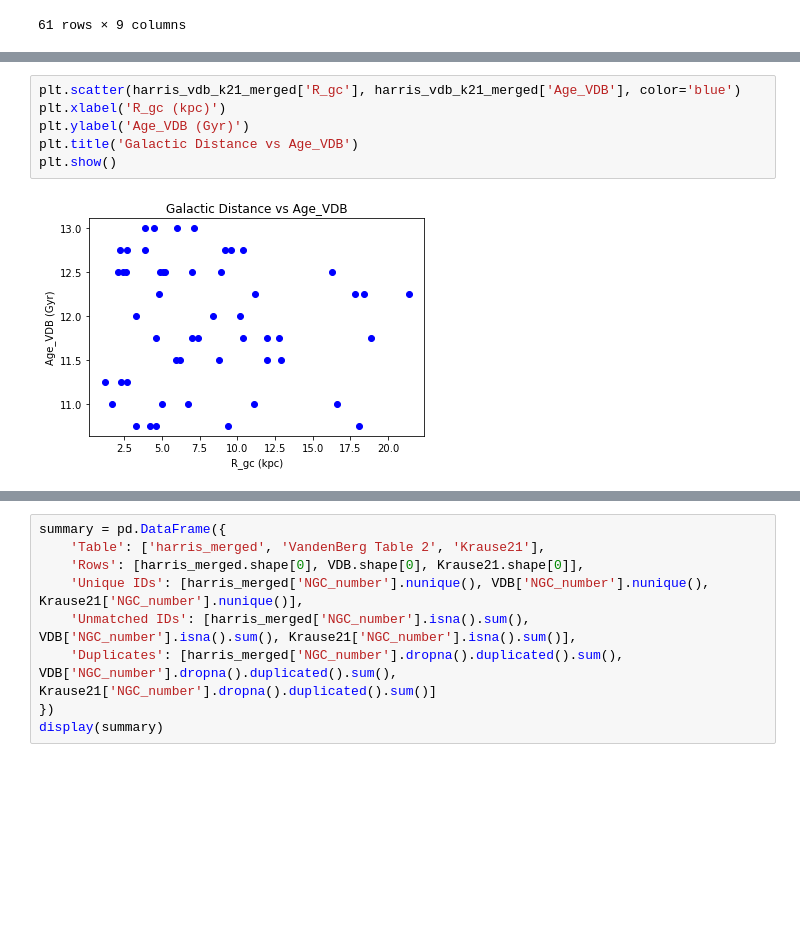
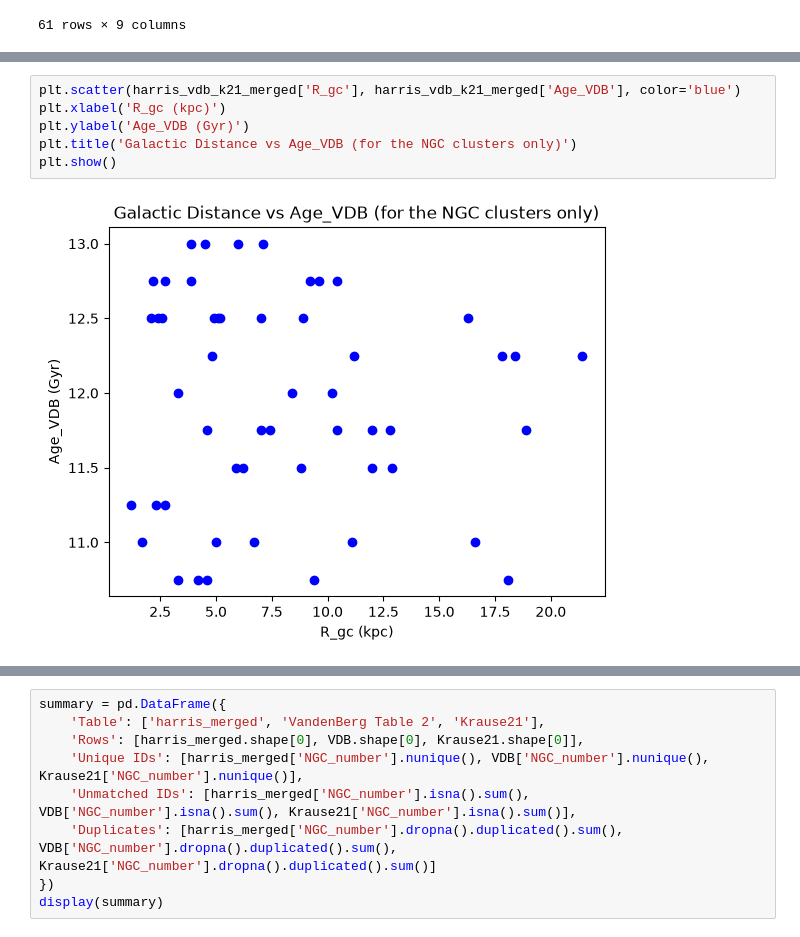
Before and after one commit to FeymanMCSQ/PHYS3116-Computational-Assignment, a Jupyter notebook: Daniel's Folder/mergerCode.ipynb, the cells around one changed output, grey strips where cells are left out. Cells and saved outputs as stored; diff of their text form; blank space fills up the shorter version.

```diff
--- a/Daniel's Folder/mergerCode.ipynb
+++ b/Daniel's Folder/mergerCode.ipynb
@@ -187,11 +187,11 @@ plt.show()
 # %%
 plt.scatter(harris_vdb_k21_merged['R_gc'], harris_vdb_k21_merged['Age_VDB'], color='blue')
 plt.xlabel('R_gc (kpc)')
 plt.ylabel('Age_VDB (Gyr)')
-plt.title('Galactic Distance vs Age_VDB')
+plt.title('Galactic Distance vs Age_VDB (for the NGC clusters only)')
 plt.show()
 # %% [output]
-[figure, old version]
+[figure, new version]
 # %%
 plt.scatter(harris_vdb_k21_merged['Age_VDB'], harris_vdb_k21_merged['Age_Krause21'], c=harris_vdb_k21_merged['R_gc'], cmap='viridis')
 plt.colorbar(label='R_gc (kpc)')
```
Also changed, not shown: parts of 11 cells of this notebook, 4 other files.
